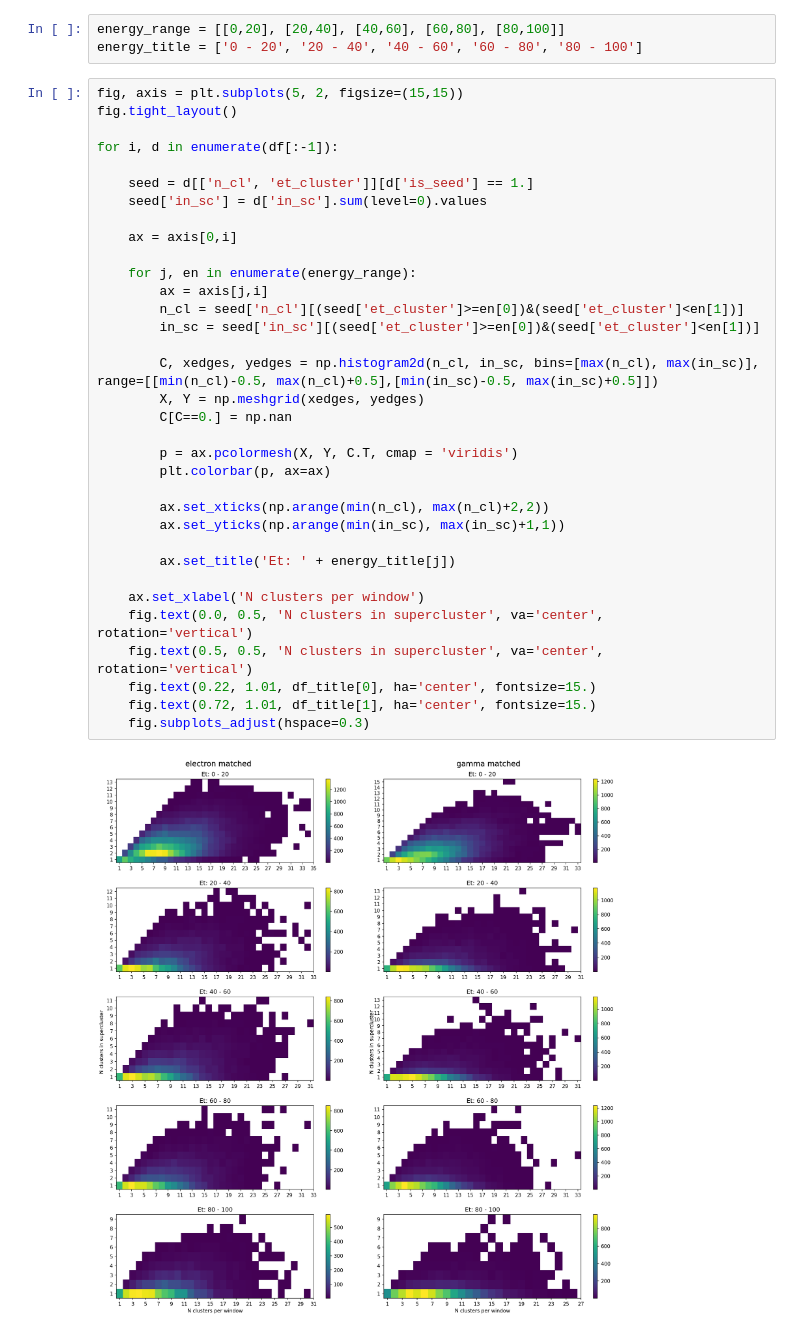
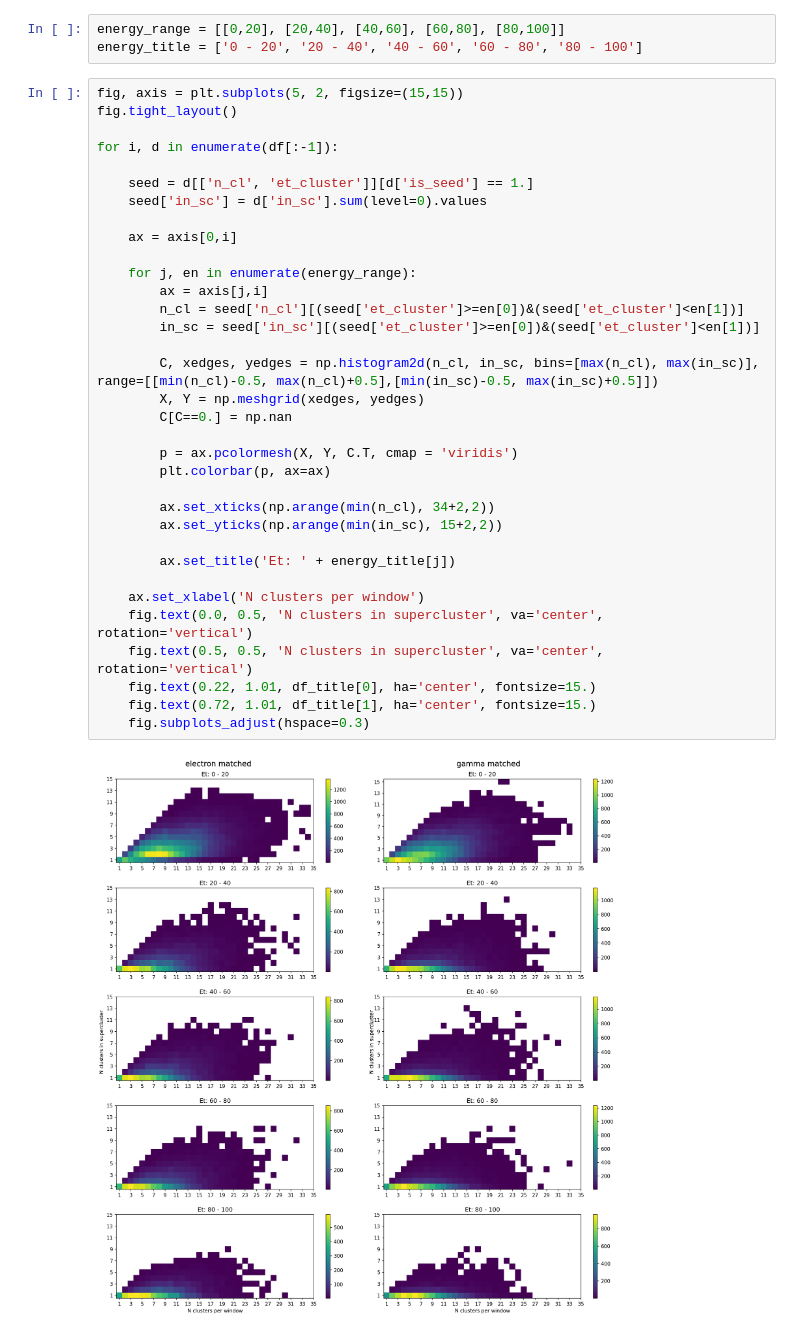
Before and after one commit to valsdav/DeepSuperCluster, a Jupyter notebook: Training/global_model/training_data/feature_distribution.ipynb, the cells around one changed output. Cells and saved outputs as stored; diff of their text form.

```diff
--- a/Training/global_model/training_data/feature_distribution.ipynb
+++ b/Training/global_model/training_data/feature_distribution.ipynb
@@ -180,33 +180,33 @@ fig.tight_layout()
 
 for i, d in enumerate(df[:-1]):
 
     seed = d[['n_cl', 'et_cluster']][d['is_seed'] == 1.]
     seed['in_sc'] = d['in_sc'].sum(level=0).values
 
     ax = axis[0,i]
 
     for j, en in enumerate(energy_range):
         ax = axis[j,i]
         n_cl = seed['n_cl'][(seed['et_cluster']>=en[0])&(seed['et_cluster']<en[1])]
         in_sc = seed['in_sc'][(seed['et_cluster']>=en[0])&(seed['et_cluster']<en[1])]
 
         C, xedges, yedges = np.histogram2d(n_cl, in_sc, bins=[max(n_cl), max(in_sc)], range=[[min(n_cl)-0.5, max(n_cl)+0.5],[min(in_sc)-0.5, max(in_sc)+0.5]])
         X, Y = np.meshgrid(xedges, yedges)
         C[C==0.] = np.nan
 
         p = ax.pcolormesh(X, Y, C.T, cmap = 'viridis')
         plt.colorbar(p, ax=ax)
 
-        ax.set_xticks(np.arange(min(n_cl), max(n_cl)+2,2))
-        ax.set_yticks(np.arange(min(in_sc), max(in_sc)+1,1))
+        ax.set_xticks(np.arange(min(n_cl), 34+2,2))
+        ax.set_yticks(np.arange(min(in_sc), 15+2,2))
 
         ax.set_title('Et: ' + energy_title[j])
 
     ax.set_xlabel('N clusters per window')
     fig.text(0.0, 0.5, 'N clusters in supercluster', va='center', rotation='vertical')
     fig.text(0.5, 0.5, 'N clusters in supercluster', va='center', rotation='vertical')
     fig.text(0.22, 1.01, df_title[0], ha='center', fontsize=15.)
     fig.text(0.72, 1.01, df_title[1], ha='center', fontsize=15.)
     fig.subplots_adjust(hspace=0.3)
 # %% [output]
-[figure, old version]
+[figure, new version]
```
Also changed, not shown: parts of 2 cells of this notebook.
